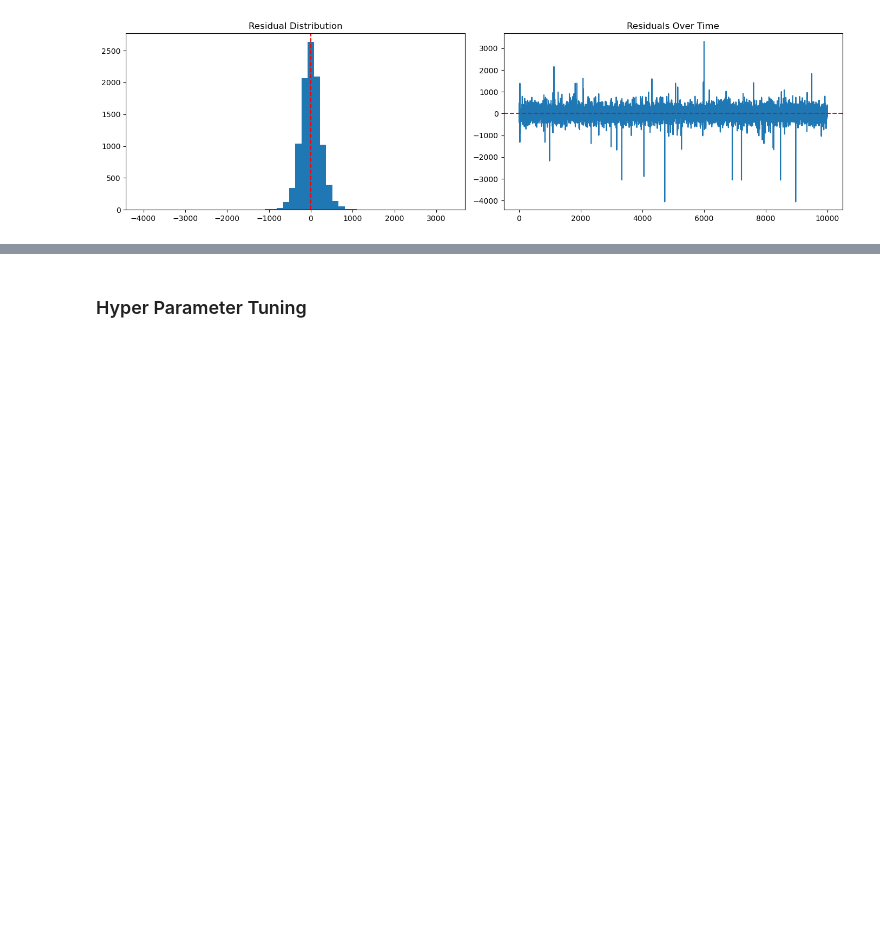
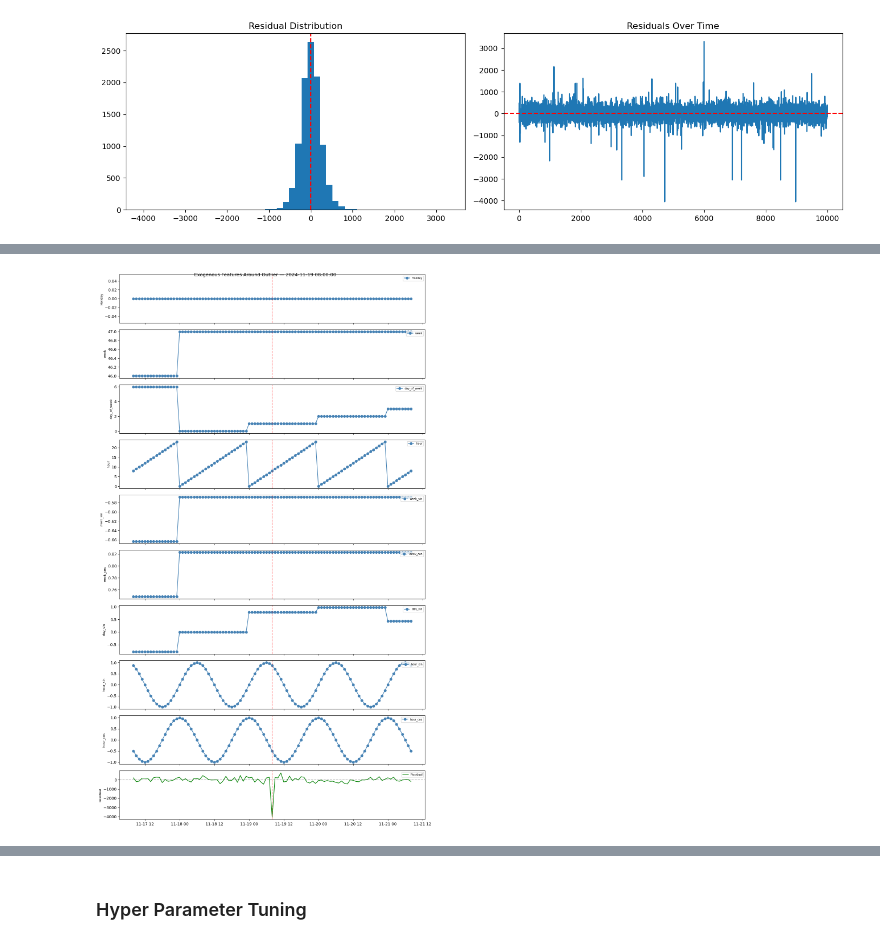
Before and after one commit to maxwellgriffith345/LoadForecast, a Jupyter notebook: notebooks/Train.ipynb, the cells around one changed output, grey strips where cells are left out. Saved outputs shown, nothing was run; the diff lists cells and outputs as text; code cells hidden in the pictures; blank space fills up the shorter version.

```diff
--- a/notebooks/Train.ipynb
+++ b/notebooks/Train.ipynb
@@ -475,0 +548,33 @@ the error did increase when using only the selected features but it is not a hug
+# %%
+def plot_outlier_exog_window(date, window_hours=48):
+    start = date - pd.Timedelta(hours=window_hours)
+    end = date + pd.Timedelta(hours=window_hours)
+
+    window_data = data.loc[start:end]
+    window_resid = residuals.loc[start:end]
+
+    exog_cols = ['Holiday', 'week', 'day_of_week', 'hour',
+                 'week_sin', 'week_cos', 'day_sin', 'hour_sin', 'hour_cos']
+
+    fig, axes = plt.subplots(len(exog_cols) + 1, 1, figsize=(12, 2 * (len(exog_cols) + 1)), sharex=True)
+
+    for i, col in enumerate(exog_cols):
+        axes[i].plot(window_data.index, window_data[col], label=col, color="steelblue", marker = "o")
+        axes[i].axvline(date, color="red", linestyle="--", alpha=0.5)
+        axes[i].set_ylabel(col, fontsize=8)
+        axes[i].legend(fontsize=7, loc="upper right")
+
+    axes[-1].plot(window_resid.index, window_resid, label="Residual", color="green")
+    axes[-1].axhline(0, color="black", linestyle="--", alpha=0.3)
+    axes[-1].axvline(date, color="red", linestyle="--", alpha=0.5)
+    axes[-1].set_ylabel("Residual", fontsize=8)
+    axes[-1].legend(fontsize=7, loc="upper right")
+
+    plt.suptitle(f"Exogenous Features Around Outlier — {date}")
+    plt.tight_layout()
+    plt.show()
+# %%
+# Plot top outlier
+plot_outlier_exog_window(outliers.index[0])
+# %% [output]
+[figure, added]
```
Also changed, not shown: parts of 8 cells of this notebook.
